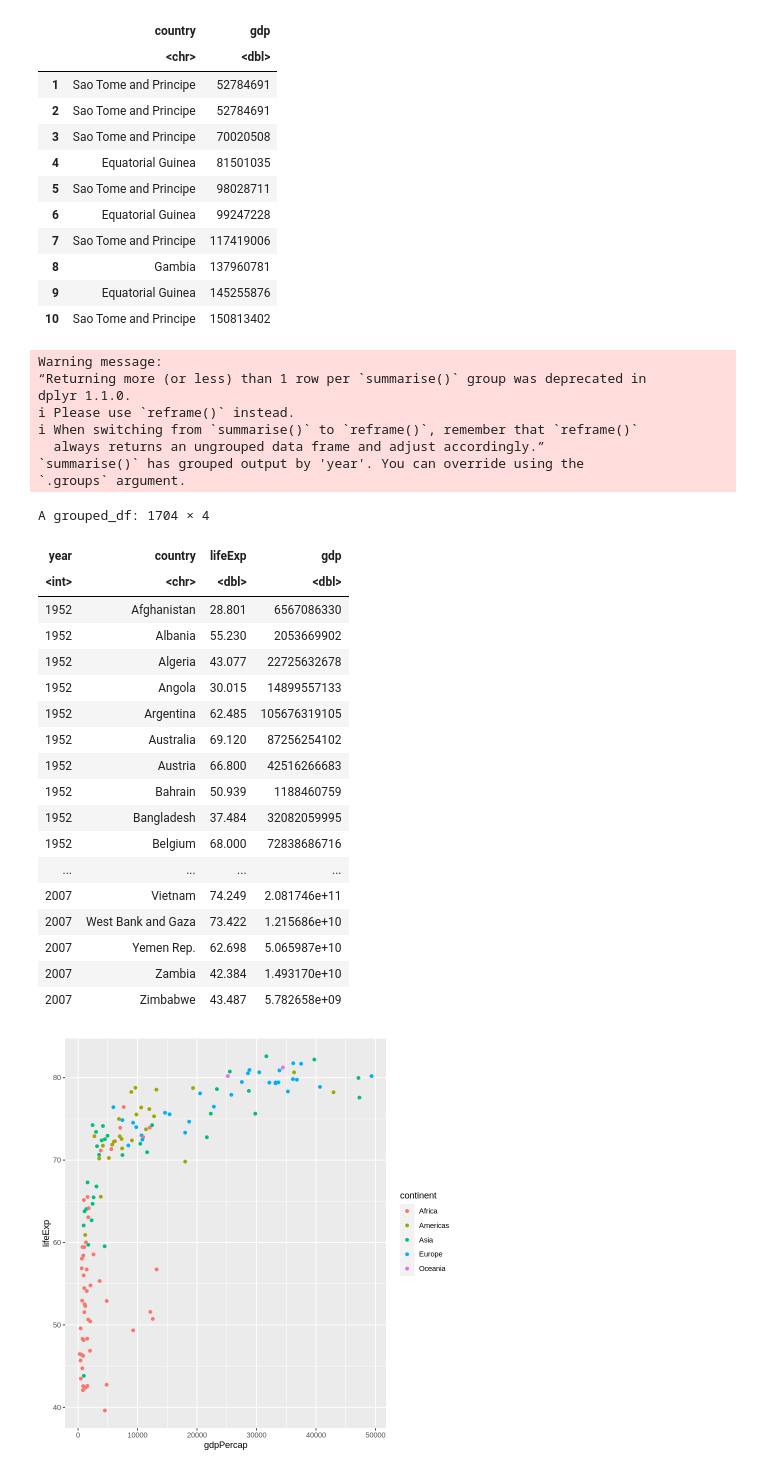
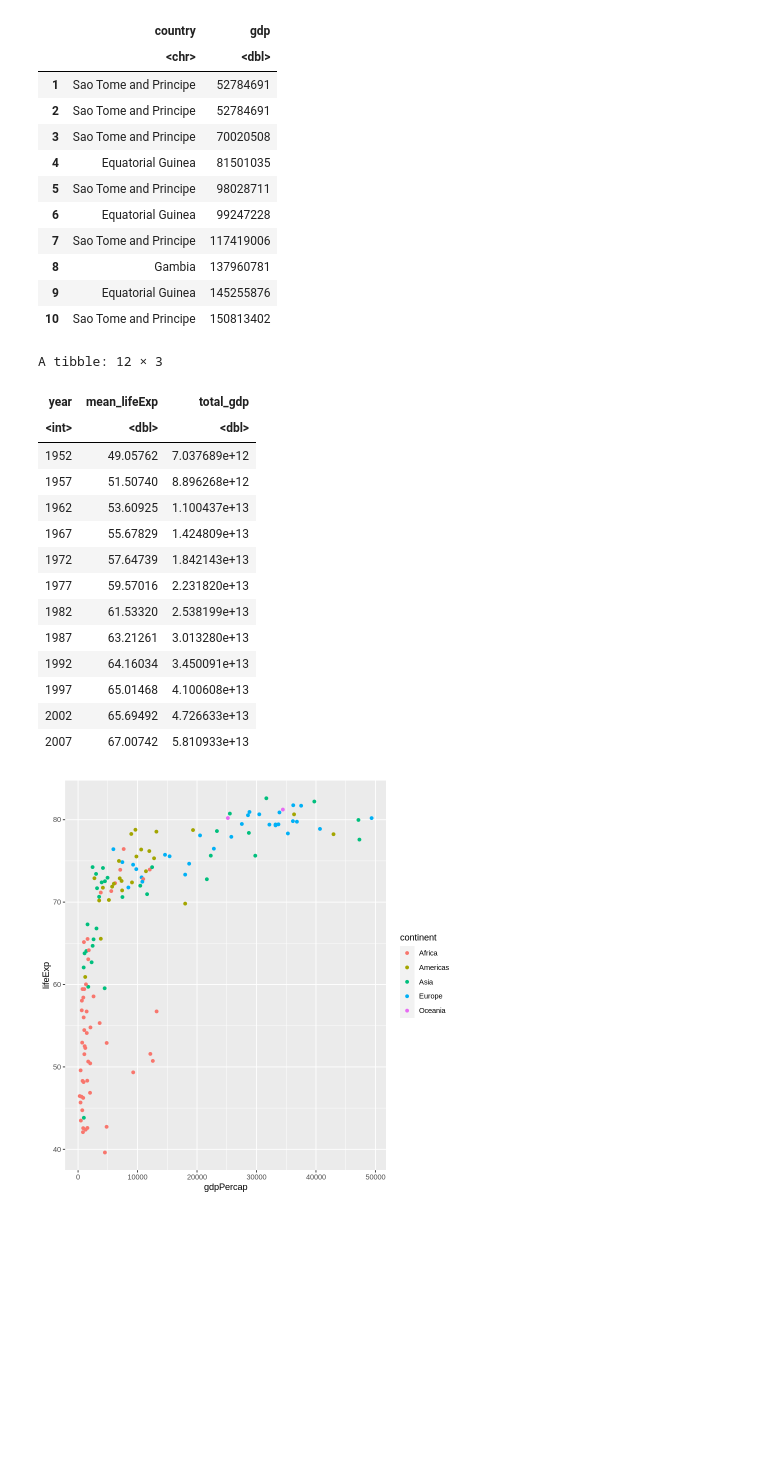
Before and after one commit to yeesem/Data-Visualization, a Jupyter notebook: R_Conference.ipynb, the cells around one changed output. Saved outputs shown, nothing was run; the diff lists cells and outputs as text; code cells hidden in the pictures; blank space fills up the shorter version.

```diff
--- a/R_Conference.ipynb
+++ b/R_Conference.ipynb
@@ -521,39 +521,26 @@ A data.frame: 10 × 2
 | 8 | Gambia | 137960781 |
 | 9 | Equatorial Guinea | 145255876 |
 | 10 | Sao Tome and Principe | 150813402 |
-# %%
-gapminder %>%
-  group_by(year) %>%
-  mutate(gdp = pop * gdpPercap) %>%
-  summarize(year,country,lifeExp,gdp)
-# %% [output]
-Warning message:
-“Returning more (or less) than 1 row per `summarise()` group was deprecated in
-dplyr 1.1.0.
-ℹ Please use `reframe()` instead.
-ℹ When switching from `summarise()` to `reframe()`, remember that `reframe()`
-  always returns an ungrouped data frame and adjust accordingly.”
-`summarise()` has grouped output by 'year'. You can override using the
-`.groups` argument.
-A grouped_df: 1704 × 4
-| year | country | lifeExp | gdp |
-| <int> | <chr> | <dbl> | <dbl> |
-| 1952 | Afghanistan | 28.801 | 6567086330 |
-| 1952 | Albania | 55.230 | 2053669902 |
-| 1952 | Algeria | 43.077 | 22725632678 |
-| 1952 | Angola | 30.015 | 14899557133 |
-| 1952 | Argentina | 62.485 | 105676319105 |
-| 1952 | Australia | 69.120 | 87256254102 |
-| 1952 | Austria | 66.800 | 42516266683 |
-| 1952 | Bahrain | 50.939 | 1188460759 |
-| 1952 | Bangladesh | 37.484 | 32082059995 |
-| 1952 | Belgium | 68.000 | 72838686716 |
-| ... | ... | ... | ... |
-| 2007 | Vietnam | 74.249 | 2.081746e+11 |
-| 2007 | West Bank and Gaza | 73.422 | 1.215686e+10 |
-| 2007 | Yemen Rep. | 62.698 | 5.065987e+10 |
-| 2007 | Zambia | 42.384 | 1.493170e+10 |
-| 2007 | Zimbabwe | 43.487 | 5.782658e+09 |
+# %%
+gapminder %>%
+  group_by(year) %>%
+  summarise(mean_lifeExp = mean(lifeExp), total_gdp = sum(pop * gdpPercap))
+# %% [output]
+A tibble: 12 × 3
+| year | mean_lifeExp | total_gdp |
+| <int> | <dbl> | <dbl> |
+| 1952 | 49.05762 | 7.037689e+12 |
+| 1957 | 51.50740 | 8.896268e+12 |
+| 1962 | 53.60925 | 1.100437e+13 |
+| 1967 | 55.67829 | 1.424809e+13 |
+| 1972 | 57.64739 | 1.842143e+13 |
+| 1977 | 59.57016 | 2.231820e+13 |
+| 1982 | 61.53320 | 2.538199e+13 |
+| 1987 | 63.21261 | 3.013280e+13 |
+| 1992 | 64.16034 | 3.450091e+13 |
+| 1997 | 65.01468 | 4.100608e+13 |
+| 2002 | 65.69492 | 4.726633e+13 |
+| 2007 | 67.00742 | 5.810933e+13 |
 # %%
 ggplot(gapminder %>%
        drop_na %>%
```
